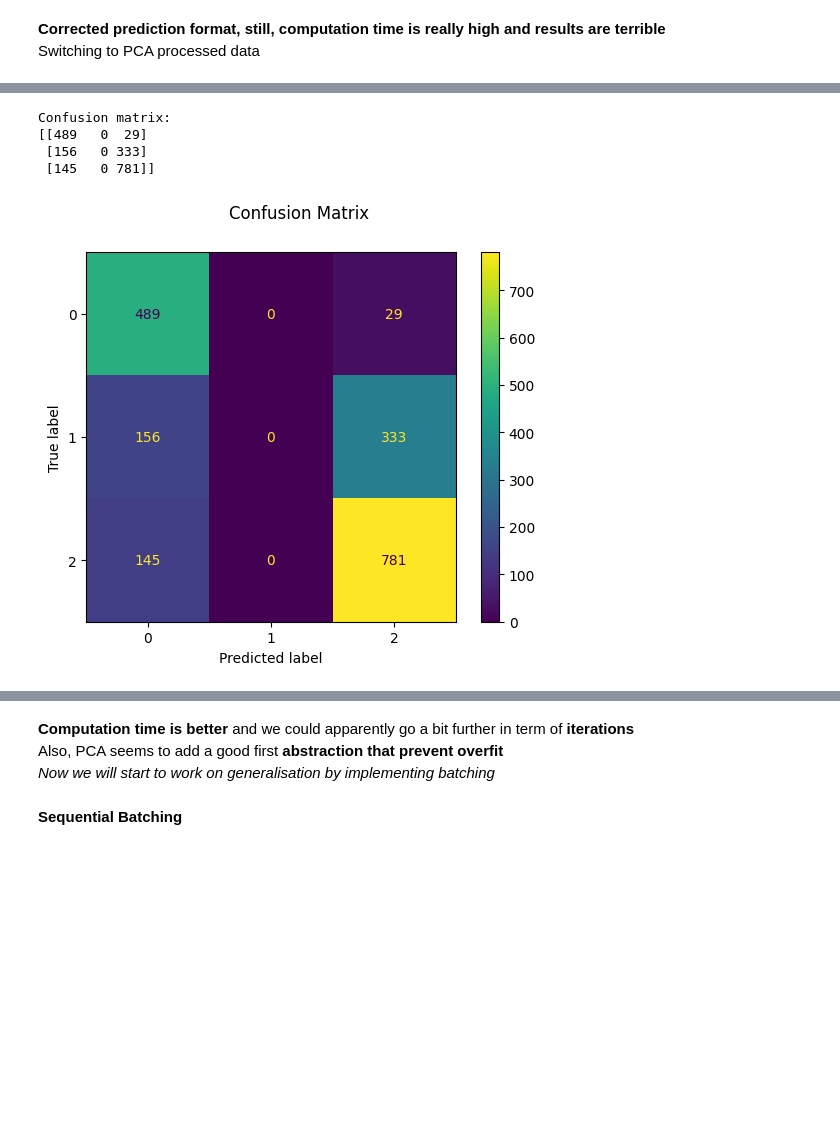
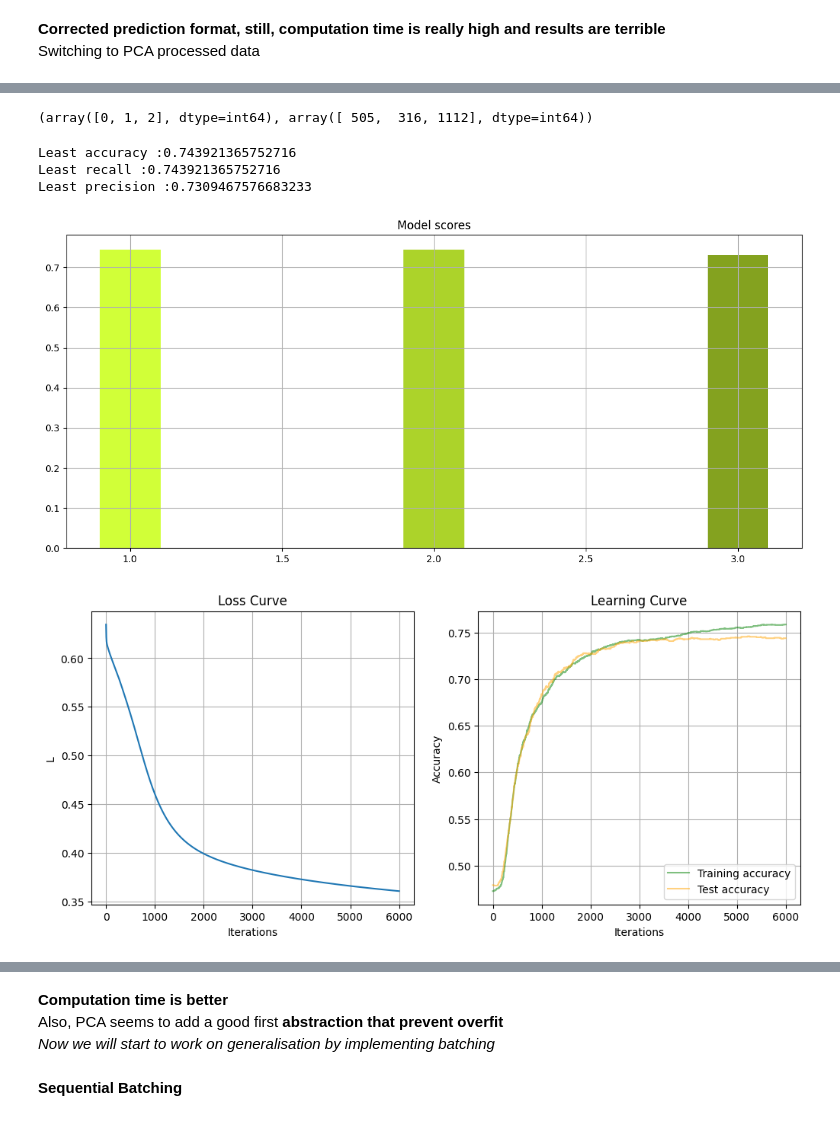
Before and after one commit to lucas066001/IllnessRecognition, a Jupyter notebook: app/dl/manualNetworkFinding.ipynb, the cells around one changed output, grey strips where cells are left out. Cells and saved outputs as stored; diff of their text form; code cells hidden in the pictures; blank space fills up the shorter version.

```diff
--- a/app/dl/manualNetworkFinding.ipynb
+++ b/app/dl/manualNetworkFinding.ipynb
@@ -255,5 +235,5 @@ Confusion matrix:
 Switching to PCA processed data
 # %%
 from local_lib.neural_network_sequential_batch import NeuralNetworkMultiLayerSequentialStrat
-mnn = NeuralNetworkMultiLayerSequentialStrat(X_train_pca, y_train_reshaped_pca, dimensions=(8,8,8), n_iter=1800, lr=0.05)
-hist = mnn.fit(X_train_pca, X_test_pca, y_train_reshaped_pca,y_test_reshaped_pca)
+mnn = NeuralNetworkMultiLayerSequentialStrat(X_train_pca, y_train_reshaped, dimensions=(16,16,16), n_iter=6000, lr=0.05)
+hist = mnn.fit(X_train_pca, X_test_pca, y_train_reshaped,y_test_reshaped)
@@ -300,15 +240,15 @@ plt.show()
-# %%
-from sklearn.metrics import ConfusionMatrixDisplay
-y_pred = mnn.predict(X_test_pca)
-y_test_reshaped.shape
-
-disp = ConfusionMatrixDisplay.from_predictions(y_test[0,:], np.argmax(y_pred, axis=0))
-disp.figure_.suptitle("Confusion Matrix")
-print(f"Confusion matrix:\n{disp.confusion_matrix}")
-plt.show()
-# %% [output]
-Confusion matrix:
-[[489   0  29]
- [156   0 333]
- [145   0 781]]
-[figure, removed]
+# %%
+y_pred = mnn.predict(X_test_pca)
+#Number of prediction per cat
+np.unique(np.argmax(y_pred, axis=0), return_counts=True)
+# %% [output]
+(array([0, 1, 2], dtype=int64), array([ 505,  316, 1112], dtype=int64))
+# %%
+from local_lib.plotting import plotHist
+plotHist(hist, y_test_reshaped,y_pred, zoomx=(70,100), zoomy=(0.6,0.7))
+# %% [output]
+Least accuracy :0.743921365752716
+Least recall :0.743921365752716
+Least precision :0.7309467576683233
+[figure, added]
+[figure, added]
@@ -315,5 +257,5 @@ Confusion matrix:
 # %% [markdown]
-**Computation time is better** and we could apparently go a bit further in term of **iterations**<br>
+**Computation time is better** <br>
 Also, PCA seems to add a good first **abstraction that prevent overfit** <br>
 _Now we will start to work on generalisation by implementing batching_
 # %% [markdown]
```
Also changed, not shown: parts of 38 cells of this notebook, 3 other files.
